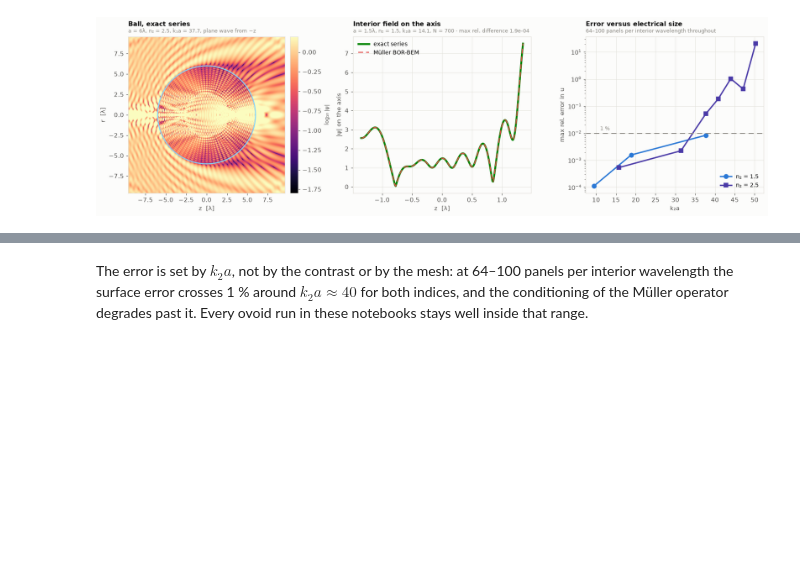
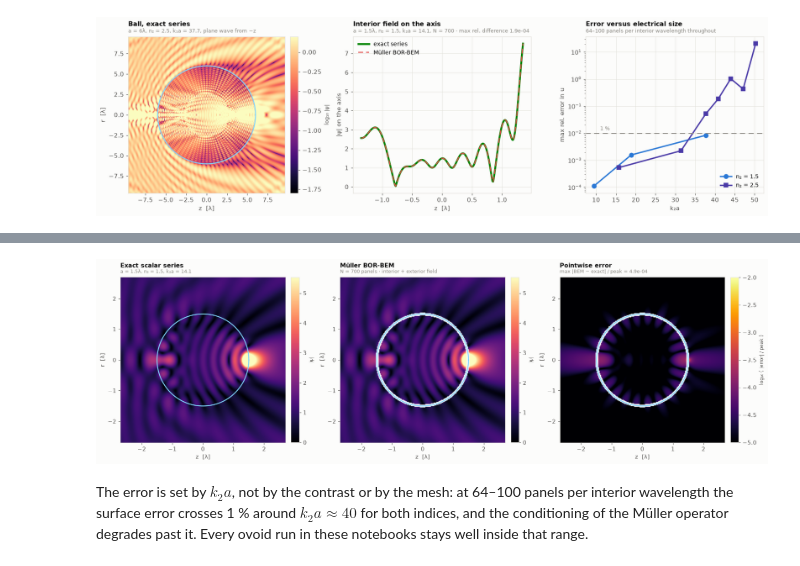
Before and after one commit to blancusjh/Diffractor, a Jupyter notebook: notebooks/02_solver_validation.ipynb, the cells around one changed output, grey strips where cells are left out. Drawn from its saved outputs; the diff is of its cells as text; code cells hidden in the pictures; blank space fills up the shorter version.

```diff
--- a/notebooks/02_solver_validation.ipynb
+++ b/notebooks/02_solver_validation.ipynb
@@ -114,3 +123,55 @@ plt.tight_layout(); plt.show()
+# %%
+BC = load("ball_comparison")
+a_c = float(BC["a"])
+inside_c = BC["inside"]
+if "outside" in BC:
+    valid = inside_c | BC["outside"]
+else:
+    valid = inside_c
+
+fig, ax = plt.subplots(1, 3, figsize=(16.5, 5.0))
+t = np.linspace(0, 2 * np.pi, 400)
+
+vm = None
+for i, (D, title, sub) in enumerate([
+        (BC["psi_exact"], "Exact scalar series",
+         f"a = {a_c}λ, n₂ = {float(BC['n2'])}, "
+         f"k₂a = {float(BC['k2a']):.1f}"),
+        (BC["psi_bem"], "Müller BOR-BEM",
+         f"N = {int(BC['N'])} panels · interior + exterior field")]):
+    rr, PP = mirror(BC["rg"], np.abs(D))
+    if vm is None:
+        vm = np.nanpercentile(np.abs(PP), 99.5)
+    im = ax[i].imshow(np.abs(PP),
+                      extent=[BC["zg"][0], BC["zg"][-1], rr[0], rr[-1]],
+                      origin="lower", aspect="equal", cmap="magma",
+                      vmin=0, vmax=vm, interpolation="bilinear")
+    ax[i].plot(a_c * np.cos(t), a_c * np.sin(t), color=EDGE, lw=1.6)
+    ax[i].set_xlabel("z  [λ]"); ax[i].set_ylabel("r  [λ]")
+    ax[i].grid(False)
+    plt.colorbar(im, ax=ax[i], fraction=0.046, pad=0.03).set_label(
+        "|ψ|", fontsize=8.5)
+    ttl(ax[i], title, sub)
+
+err = np.abs(BC["psi_bem"] - BC["psi_exact"])
+peak = np.abs(BC["psi_exact"][valid]).max()
+err_rel = np.full_like(err, np.nan)
+err_rel[valid] = err[valid] / peak
+rr_e, EE = mirror(BC["rg"], err_rel)
+im = ax[2].imshow(np.log10(np.maximum(np.abs(EE), 1e-6)),
+                  extent=[BC["zg"][0], BC["zg"][-1], rr_e[0], rr_e[-1]],
+                  origin="lower", aspect="equal", cmap="inferno",
+                  vmin=-5, vmax=-2, interpolation="bilinear")
+ax[2].plot(a_c * np.cos(t), a_c * np.sin(t), color=EDGE, lw=1.6)
+ax[2].set_xlabel("z  [λ]"); ax[2].set_ylabel("r  [λ]")
+ax[2].grid(False)
+plt.colorbar(im, ax=ax[2], fraction=0.046, pad=0.03).set_label(
+    "log₁₀ ( |error| / peak )", fontsize=8.5)
+ttl(ax[2], "Pointwise error",
+    f"max |BEM − exact| / peak = {err[valid].max()/peak:.1e}")
+plt.tight_layout(); plt.show()
+# %% [output]
+[figure, added]
 # %% [markdown]
 The error is set by $k_2a$, not by the contrast or by the mesh: at
 64–100 panels per interior wavelength the surface error crosses 1 % around
```
Also changed, not shown: parts of 1 cell of this notebook, 6 other files.
